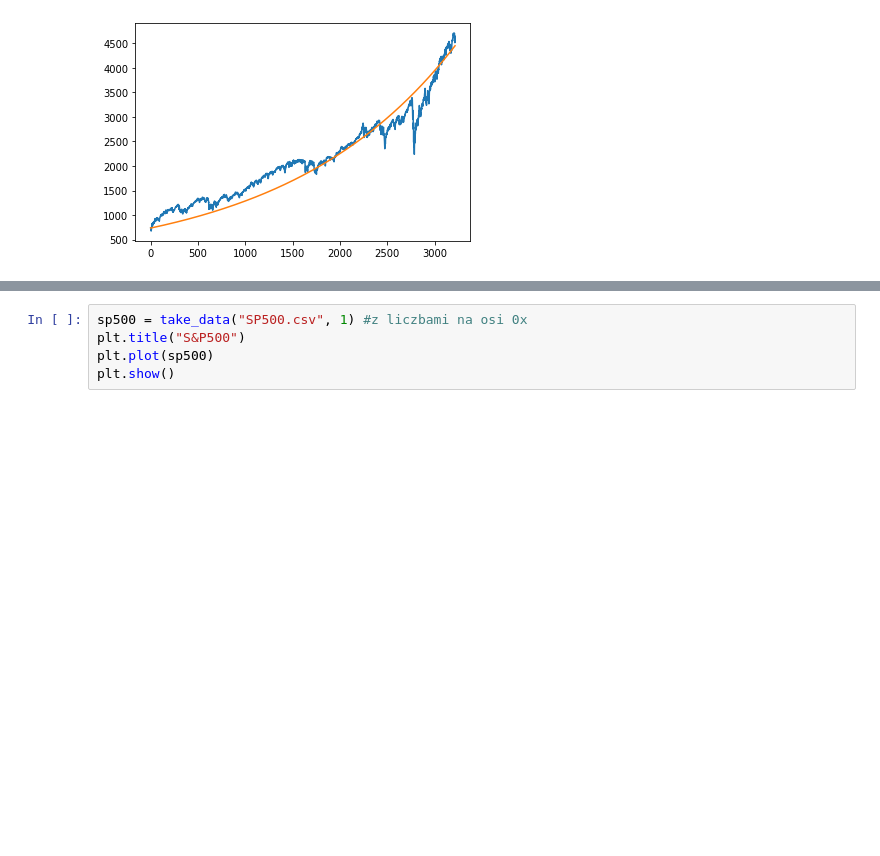
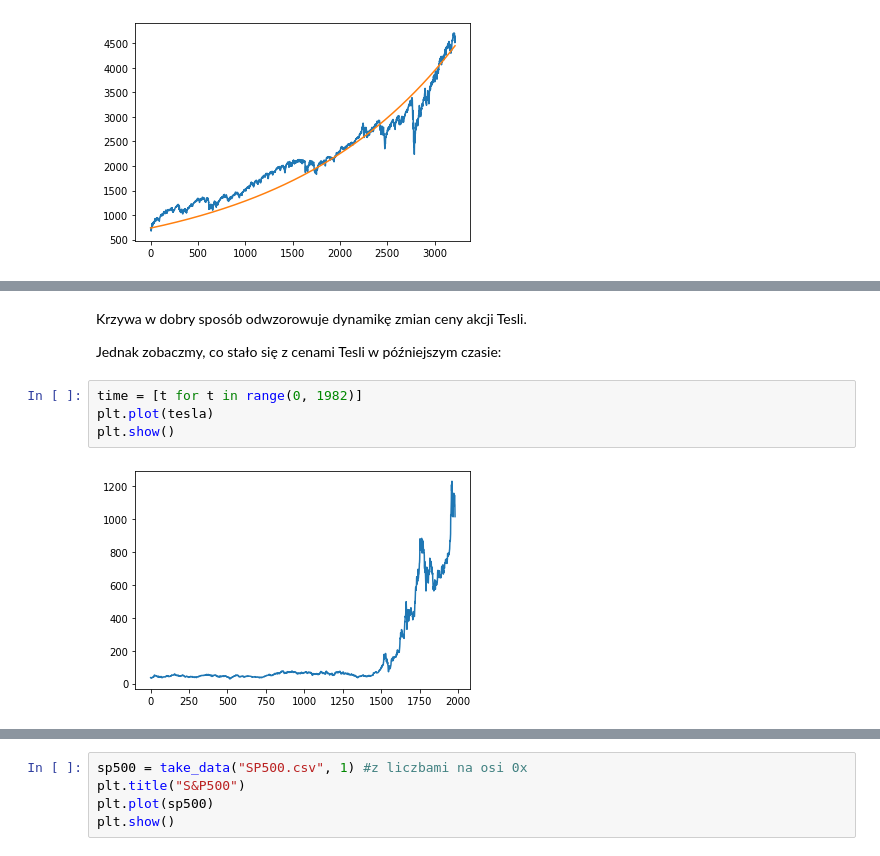
Before and after one commit to martyna-B/Symulacja-rynku-akcji, a Jupyter notebook: Symulacja rynku akcji (1).ipynb, the cells around one changed output, grey strips where cells are left out. Saved outputs shown, nothing was run; the diff lists cells and outputs as text; blank space fills up the shorter version.

Commit message:
zrobiłam też część Tesli!

```diff
--- a/Symulacja rynku akcji (1).ipynb
+++ b/Symulacja rynku akcji (1).ipynb
@@ -112,0 +164,10 @@ sp500[4400]
+# %% [markdown]
+Krzywa w dobry sposób odwzorowuje dynamikę zmian ceny akcji Tesli.
+
+Jednak zobaczmy, co stało się z cenami Tesli w późniejszym czasie:
+# %%
+time = [t for t in range(0, 1982)]
+plt.plot(tesla)
+plt.show()
+# %% [output]
+[figure, added]
```
Also changed, not shown: parts of 13 cells of this notebook.
